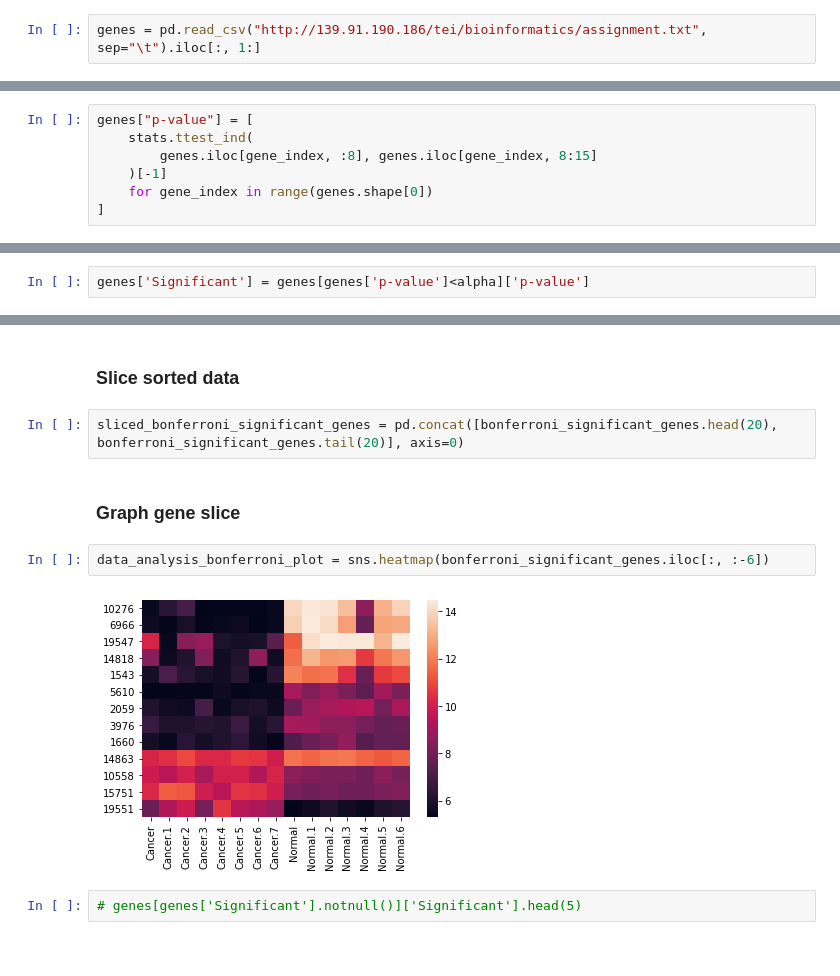
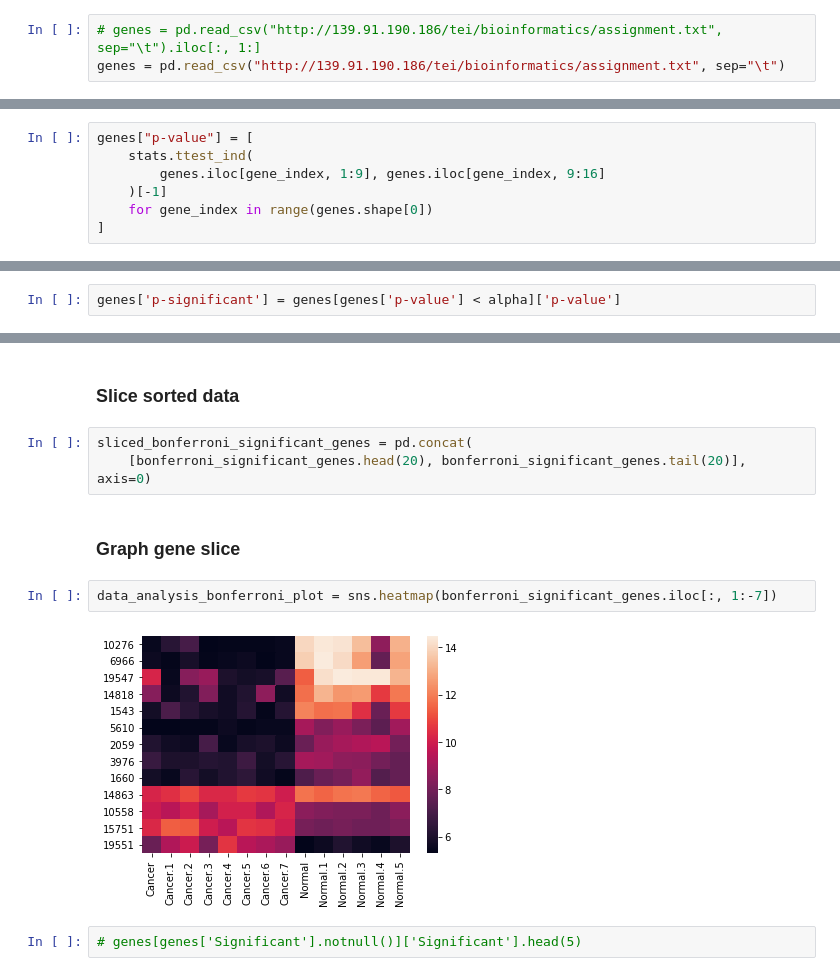
Before and after one commit to mzamayias/uni-work, a Jupyter notebook: lab/assignments/assignment_1/assignment_1.ipynb, the cells around one changed output, grey strips where cells are left out. Saved outputs shown, nothing was run; the diff lists cells and outputs as text.

```diff
--- a/lab/assignments/assignment_1/assignment_1.ipynb
+++ b/lab/assignments/assignment_1/assignment_1.ipynb
@@ -11,7 +9,8 @@ import matplotlib.pyplot as plt
 # %% [markdown]
 ### Read gene data
 # %%
-genes = pd.read_csv("http://139.91.190.186/tei/bioinformatics/assignment.txt", sep="\t").iloc[:, 1:]
+# genes = pd.read_csv("http://139.91.190.186/tei/bioinformatics/assignment.txt", sep="\t").iloc[:, 1:]
+genes = pd.read_csv("http://139.91.190.186/tei/bioinformatics/assignment.txt", sep="\t")
 # %% [markdown]
 ### Graph first 40 genes
 # %%
@@ -62,7 +61,7 @@ Text(0.5, 1.0, 'Gene expression analysis using means')
 # %%
 genes["p-value"] = [
     stats.ttest_ind(
-        genes.iloc[gene_index, :8], genes.iloc[gene_index, 8:15]
+        genes.iloc[gene_index, 1:9], genes.iloc[gene_index, 9:16]
     )[-1]
     for gene_index in range(genes.shape[0])
 ]
@@ -71,7 +70,7 @@ genes["p-value"] = [
 # %%
 alpha = 0.05
 # %%
-genes['Significant'] = genes[genes['p-value']<alpha]['p-value']
+genes['p-significant'] = genes[genes['p-value'] < alpha]['p-value']
 # %% [markdown]
 ### Sort genes with `p-value < 0.05` by `Means.Delta`
 # %%
@@ -103,13 +106,14 @@ bonferroni_significant_genes = bonferroni_significant_genes.sort_values(by=['Mea
 # %% [markdown]
 ### Slice sorted data
 # %%
-sliced_bonferroni_significant_genes = pd.concat([bonferroni_significant_genes.head(20), bonferroni_significant_genes.tail(20)], axis=0)
+sliced_bonferroni_significant_genes = pd.concat(
+    [bonferroni_significant_genes.head(20), bonferroni_significant_genes.tail(20)], axis=0)
 # %% [markdown]
 ### Graph gene slice
 # %%
-data_analysis_bonferroni_plot = sns.heatmap(bonferroni_significant_genes.iloc[:, :-6])
+data_analysis_bonferroni_plot = sns.heatmap(bonferroni_significant_genes.iloc[:, 1:-7])
 # %% [output]
-[figure, old version]
+[figure, new version]
 # %%
 # genes[genes['Significant'].notnull()]['Significant'].head(5)
 # %% [markdown]
```
Also changed, not shown: parts of 21 cells of this notebook.
